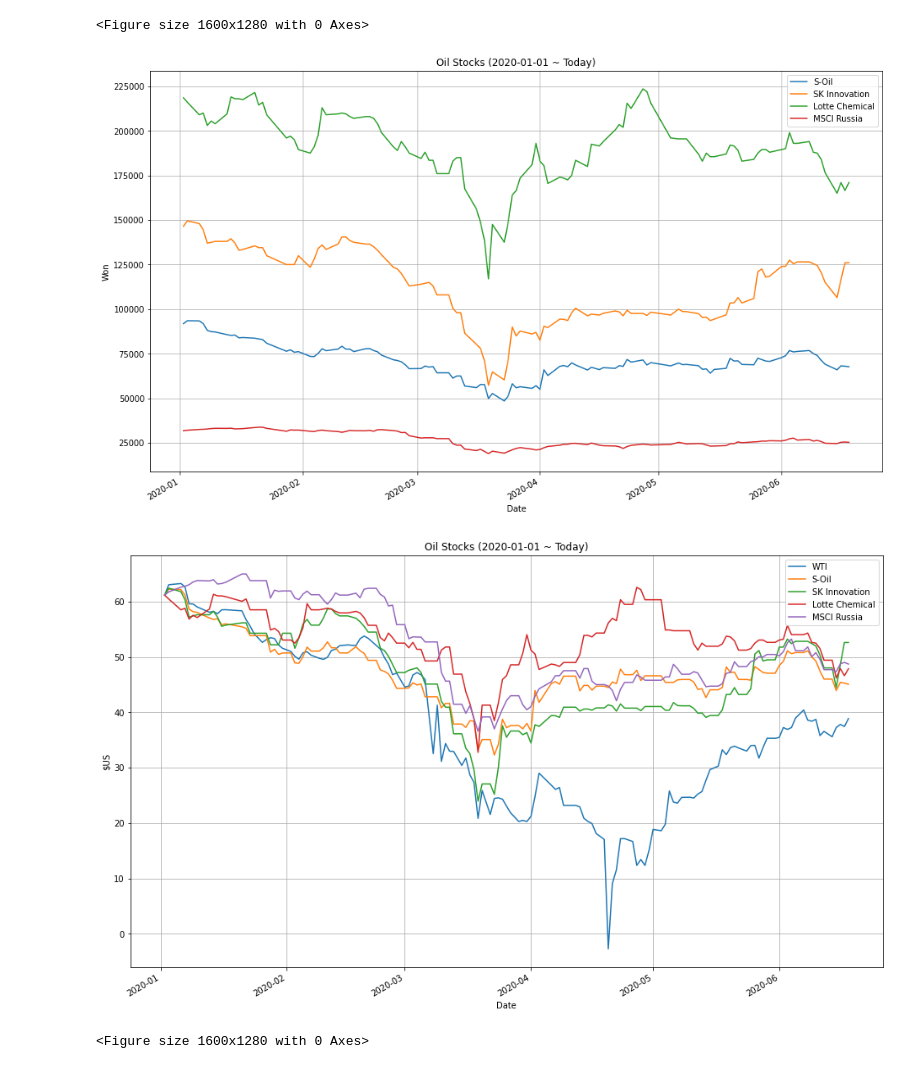
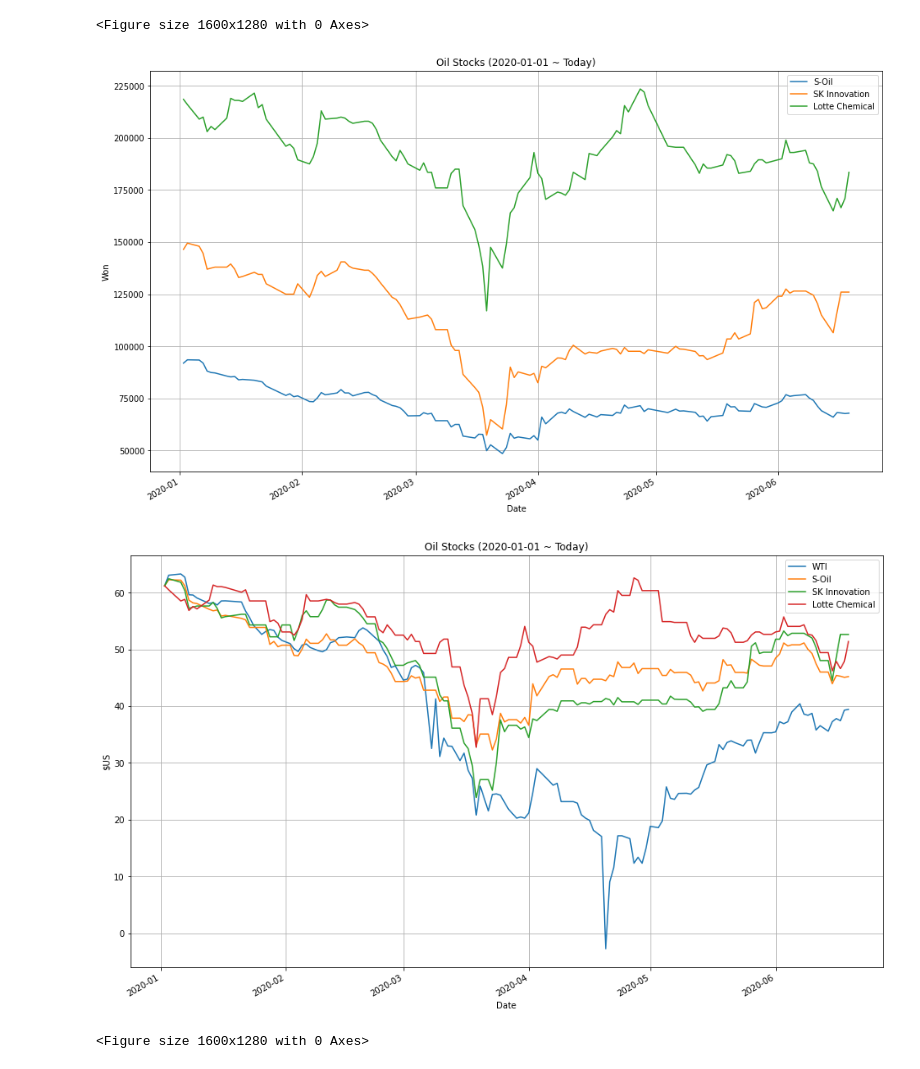
Before and after one commit to MinhoJu/SRT, a Jupyter notebook: WTI.ipynb, the cells around one changed output. Cells and saved outputs as stored; diff of their text form; code cells hidden in the pictures.

```diff
--- a/WTI.ipynb
+++ b/WTI.ipynb
@@ -18,42 +18,42 @@ df_oil = pd.DataFrame()
 start = datetime.datetime(2020, 1, 1)
 end = date.today()
 
-symbols = {'010950.KS':'S-Oil', '096770.KS':'SK Innovation', '011170.KS':'Lotte Chemical', '265690.KS':'MSCI Russia'}
-
+# symbols = {'010950.KS':'S-Oil', '096770.KS':'SK Innovation', '011170.KS':'Lotte Chemical', '265690.KS':'MSCI Russia'}
+symbols = {'010950.KS':'S-Oil', '096770.KS':'SK Innovation', '011170.KS':'Lotte Chemical'}
 for symbol in symbols:
   oil = pdr.get_data_yahoo(symbol, start=start, end=end)
   df_oil[symbols[symbol]] = oil['Close']
 
 
 # Show plot
 df_oil.plot(grid=True, figsize=(16, 10))
 plt.title('Oil Stocks (2020-01-01 ~ Today)')
 plt.ylabel('Won')
 plt.show()
 
 
 df_wti = pd.DataFrame()
 
 # WTI
 wti_cl = pdr.get_data_yahoo('CL=F', start=start, end=end)
 df_wti['WTI'] = wti_cl['Close']
 
 # df_wti_fund['Close'] = (df_wti_fund['Close']*47.18) / 287.98
 for symbol in symbols:
   oil = pdr.get_data_yahoo(symbol, start=start, end=end)
   df_wti[symbols[symbol]] = (oil['Close']*wti_cl['Close'][0]) / oil['Close'][0]
 
 df_wti.fillna(method='ffill', inplace=True)
 
 # Show plot
 df_wti.plot(grid=True, figsize=(16, 10))
 plt.title('Oil Stocks (2020-01-01 ~ Today)')
 plt.ylabel('$US')
 plt.show()
 # %% [output]
 <Figure size 1600x1280 with 0 Axes>
-[figure, old version]
+[figure, new version]
-[figure, old version]
+[figure, new version]
 # %%
 # Import matplotlib
 from pandas_datareader import data
```
Also changed, not shown: parts of 8 cells of this notebook.
